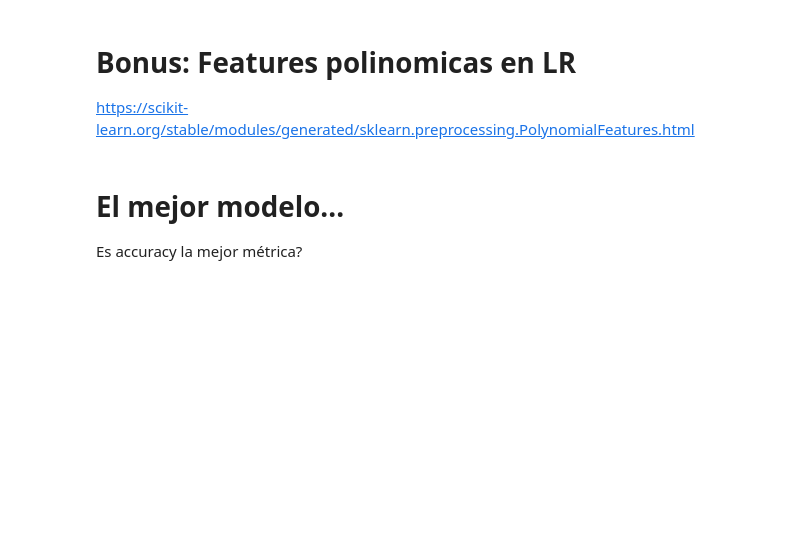
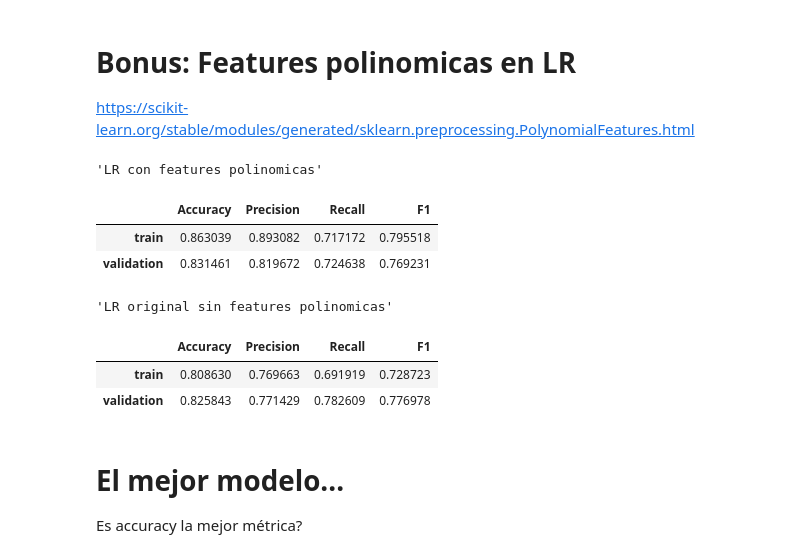
Before and after one commit to ucseml-team/machine-learning-course, a Jupyter notebook: titanic/intro_sklearn.ipynb, the cells around one changed output. Cells and saved outputs as stored; diff of their text form; code cells hidden in the pictures; blank space fills up the shorter version.

```diff
--- a/titanic/intro_sklearn.ipynb
+++ b/titanic/intro_sklearn.ipynb
@@ -799,15 +842,25 @@ from sklearn.preprocessing import PolynomialFeatures
 # %%
 lr_model_pf = Pipeline([
     ('mapper', complete_mapper),
     ('imputer', IterativeImputer(random_state=42)),
     ('poli', PolynomialFeatures(degree=2)),
     ('classifier', LogisticRegression(max_iter=3000, random_state=42)),
 ])
 
 lr_model_pf.fit(train, train.survived)
 
-evaluate_model(lr_model_ii, title='LR')
 evaluate_model(lr_model_pf, title='LR con features polinomicas')
+
+evaluate_model(lr_model_ii, title='LR original sin features polinomicas')
+# %% [output]
+'LR con features polinomicas'
+|  | Accuracy | Precision | Recall | F1 |
+| train | 0.863039 | 0.893082 | 0.717172 | 0.795518 |
+| validation | 0.831461 | 0.819672 | 0.724638 | 0.769231 |
+'LR original sin features polinomicas'
+|  | Accuracy | Precision | Recall | F1 |
+| train | 0.808630 | 0.769663 | 0.691919 | 0.728723 |
+| validation | 0.825843 | 0.771429 | 0.782609 | 0.776978 |
 # %% [markdown]
 # El mejor modelo...
 
```
Also changed, not shown: parts of 37 cells of this notebook.
